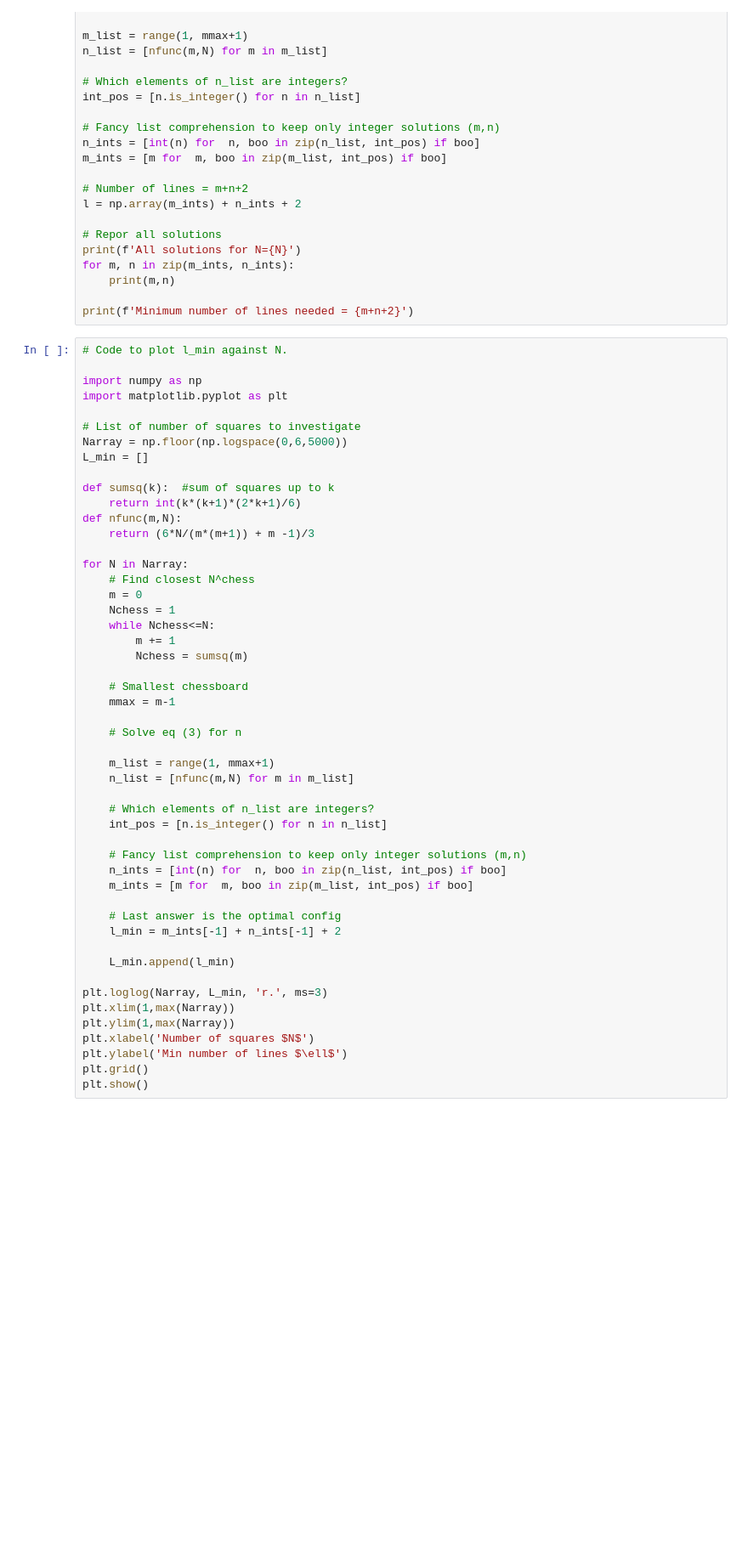
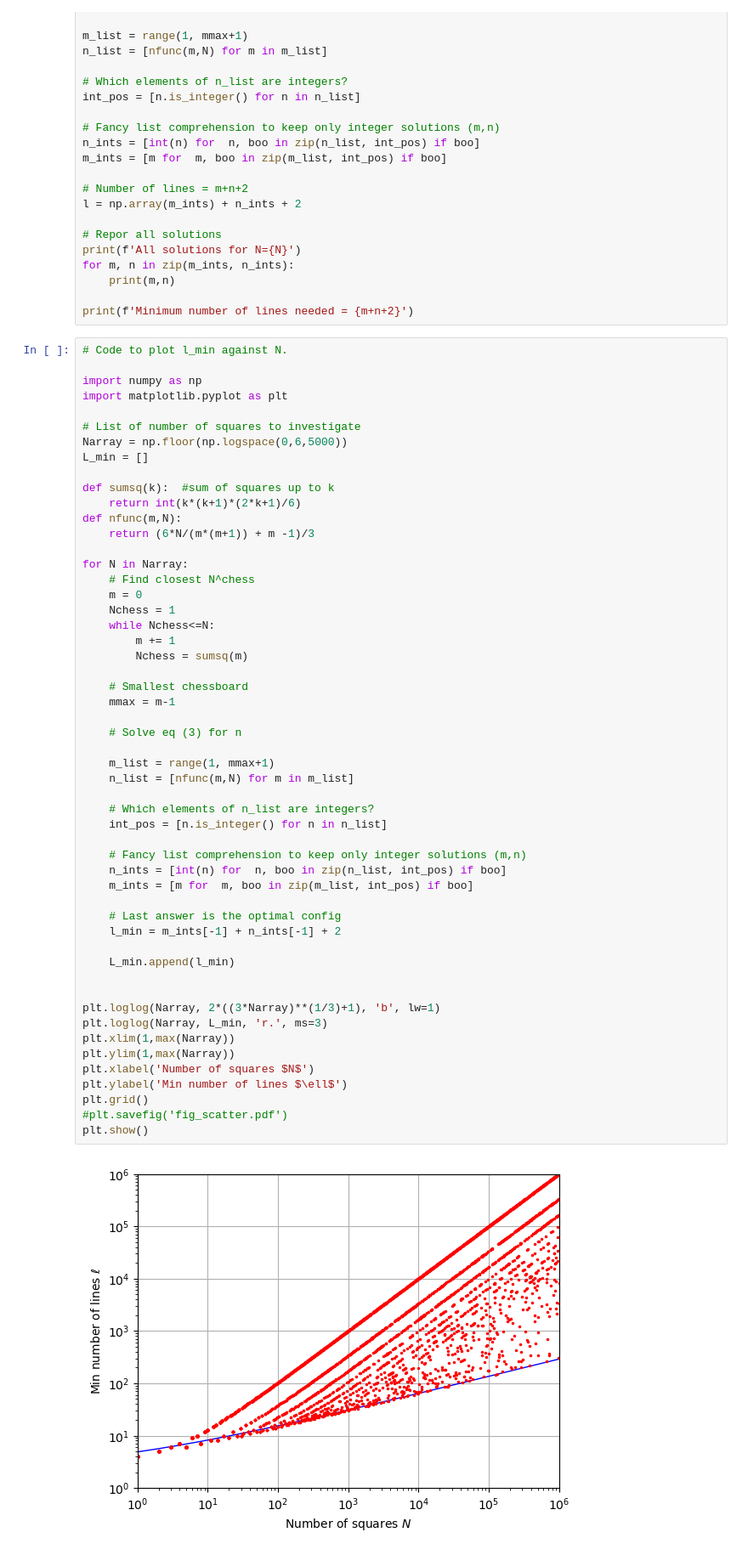
Before and after one commit to siriwarwick/MA3K7, a Jupyter notebook: linesquares.ipynb, the cells around one changed output. Shown at 85% size. Saved outputs shown, nothing was run; the diff lists cells and outputs as text; blank space fills up the shorter version.

```diff
--- a/linesquares.ipynb
+++ b/linesquares.ipynb
@@ -65,30 +65,35 @@ for N in Narray:
         m += 1
         Nchess = sumsq(m)
 
     # Smallest chessboard
     mmax = m-1
 
     # Solve eq (3) for n
 
     m_list = range(1, mmax+1)
     n_list = [nfunc(m,N) for m in m_list]
 
     # Which elements of n_list are integers?
     int_pos = [n.is_integer() for n in n_list]
 
     # Fancy list comprehension to keep only integer solutions (m,n)
     n_ints = [int(n) for  n, boo in zip(n_list, int_pos) if boo]
     m_ints = [m for  m, boo in zip(m_list, int_pos) if boo]
 
     # Last answer is the optimal config
     l_min = m_ints[-1] + n_ints[-1] + 2
 
     L_min.append(l_min)
 
+
+plt.loglog(Narray, 2*((3*Narray)**(1/3)+1), 'b', lw=1)
 plt.loglog(Narray, L_min, 'r.', ms=3)
 plt.xlim(1,max(Narray))
 plt.ylim(1,max(Narray))
 plt.xlabel('Number of squares $N$')
 plt.ylabel('Min number of lines $\ell$')
 plt.grid()
+#plt.savefig('fig_scatter.pdf')
 plt.show()
+# %% [output]
+[figure, added]
```
